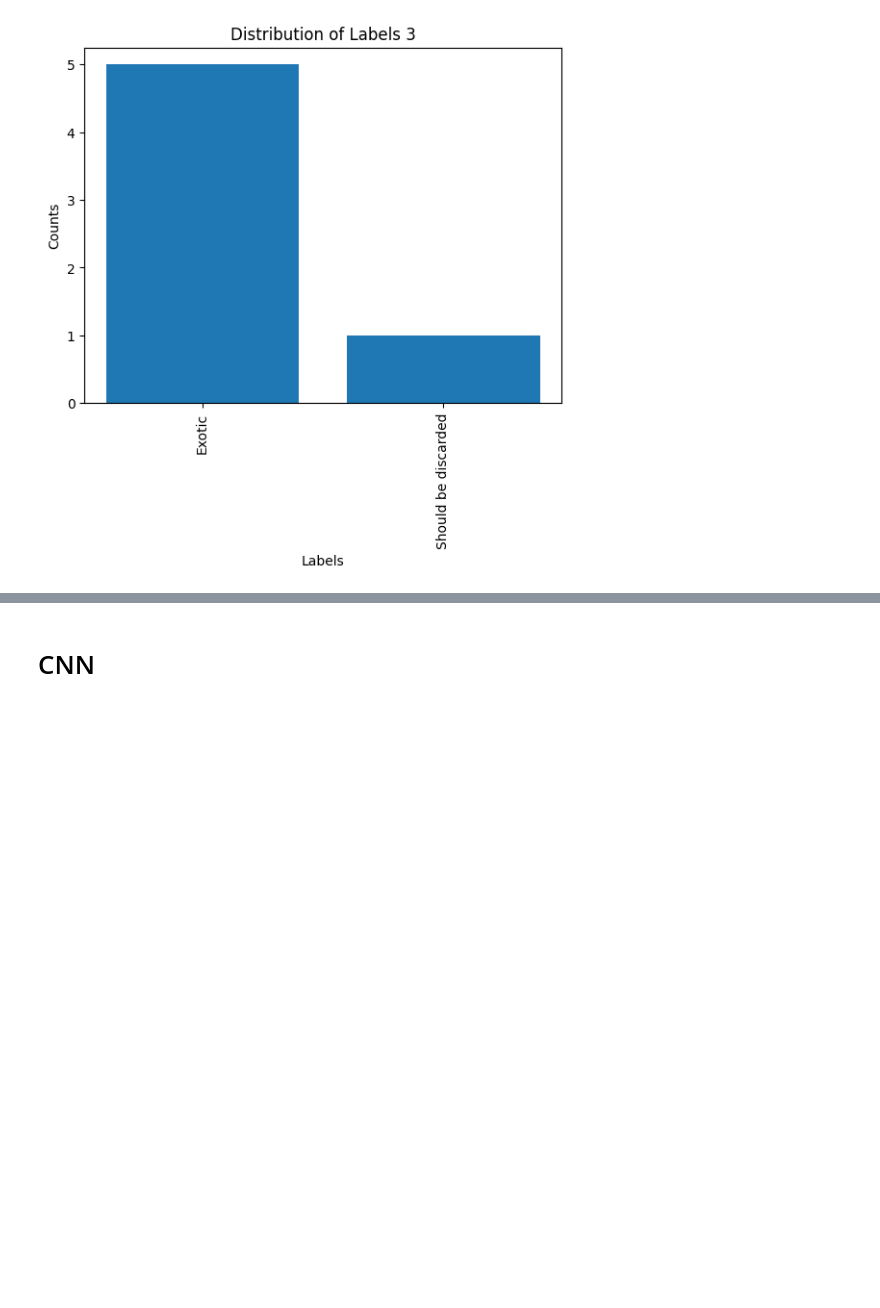
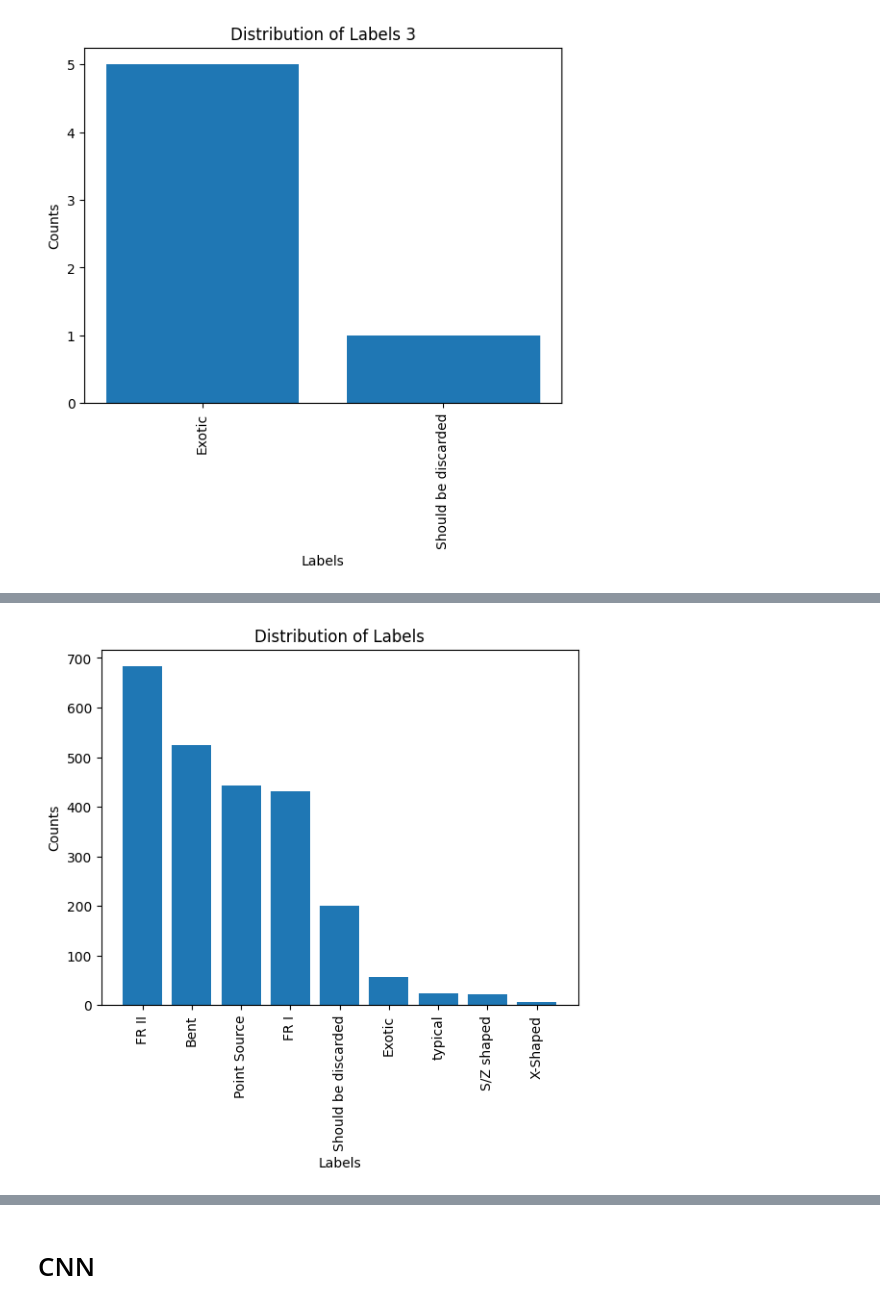
Before and after one commit to Khotso-Bore/automatic-labeling, a Jupyter notebook: main.ipynb, the cells around one changed output, grey strips where cells are left out. Saved outputs shown, nothing was run; the diff lists cells and outputs as text; code cells hidden in the pictures; blank space fills up the shorter version.

```diff
--- a/main.ipynb
+++ b/main.ipynb
@@ -239,0 +217,18 @@ for i in range(len(['label1','label2','label3'])):
+# %%
+def collapse_labels(labels_df):
+    collapsed_df = labels_df.melt(
+        id_vars=['lat', 'lng', 'filename'],
+        value_vars=['label1', 'label2', 'label3'],
+        var_name='label_type',
+        value_name='label'
+    )
+    collapsed_df.drop(columns=['label_type'], inplace=True)
+    collapsed_df.dropna(subset=['label'], inplace=True)
+    collapsed_df.reset_index(drop=True, inplace=True)
+
+    total_rows_len = len(collapsed_df)
+    print(f"\nTotal number of rows: {total_rows_len}")
+    return collapsed_df
+# %%
+collapsed_label_df = collapse_labels(labels_df)
+collapsed_label_df.head()
@@ -240,3 +243,16 @@ for i in range(len(['label1','label2','label3'])):
+# %%
+#plot a bar chart of the label1 value counts
+import matplotlib.pyplot as plt
+
+label_counts = collapsed_label_df['label'].value_counts()
+plt.bar(label_counts.index, label_counts.values)
+plt.xticks(rotation=90)
+plt.xlabel('Labels')
+plt.ylabel('Counts')
+plt.title(f'Distribution of Labels')
+plt.show()
+# %% [output]
+[figure, added]
 # %%
 # print 5 images from each label category in label1
 import matplotlib.image as mpimg
```
Also changed, not shown: parts of 19 cells of this notebook.
